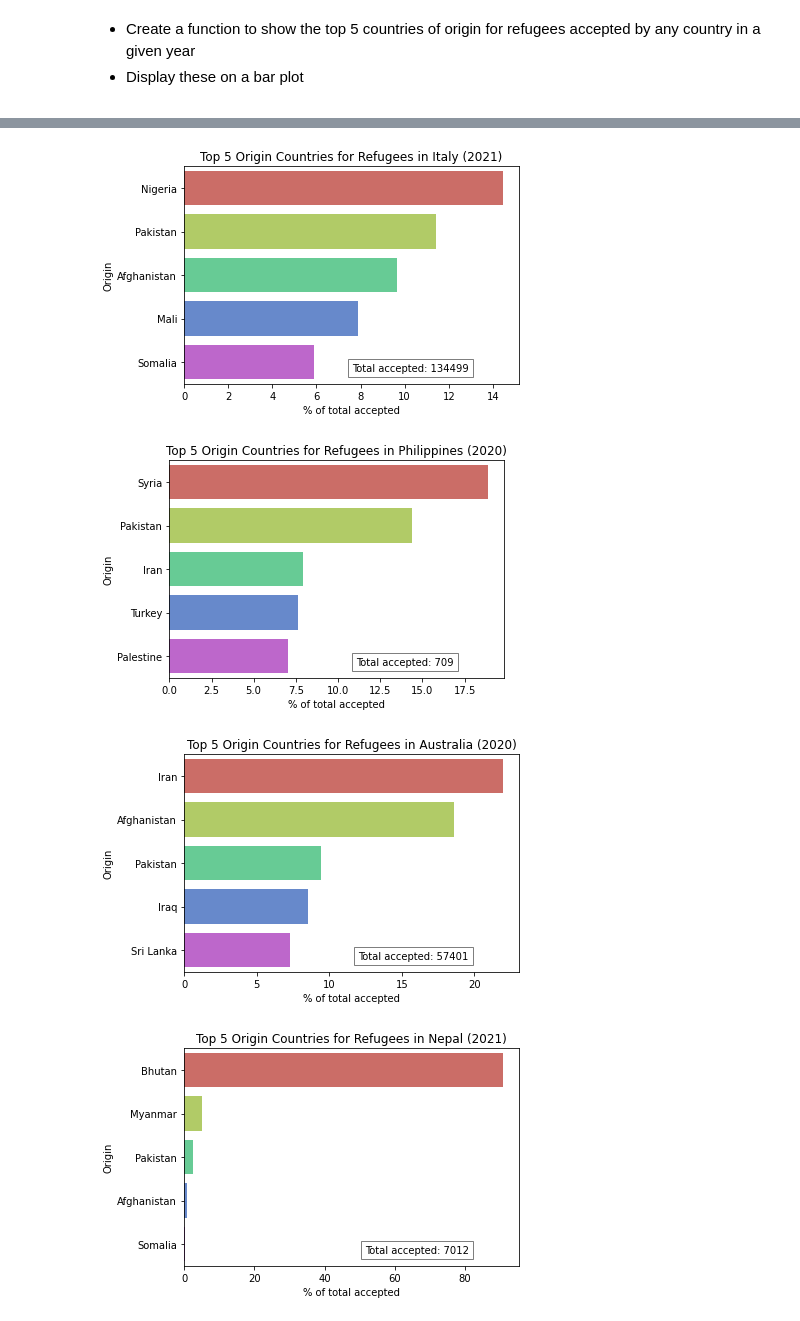
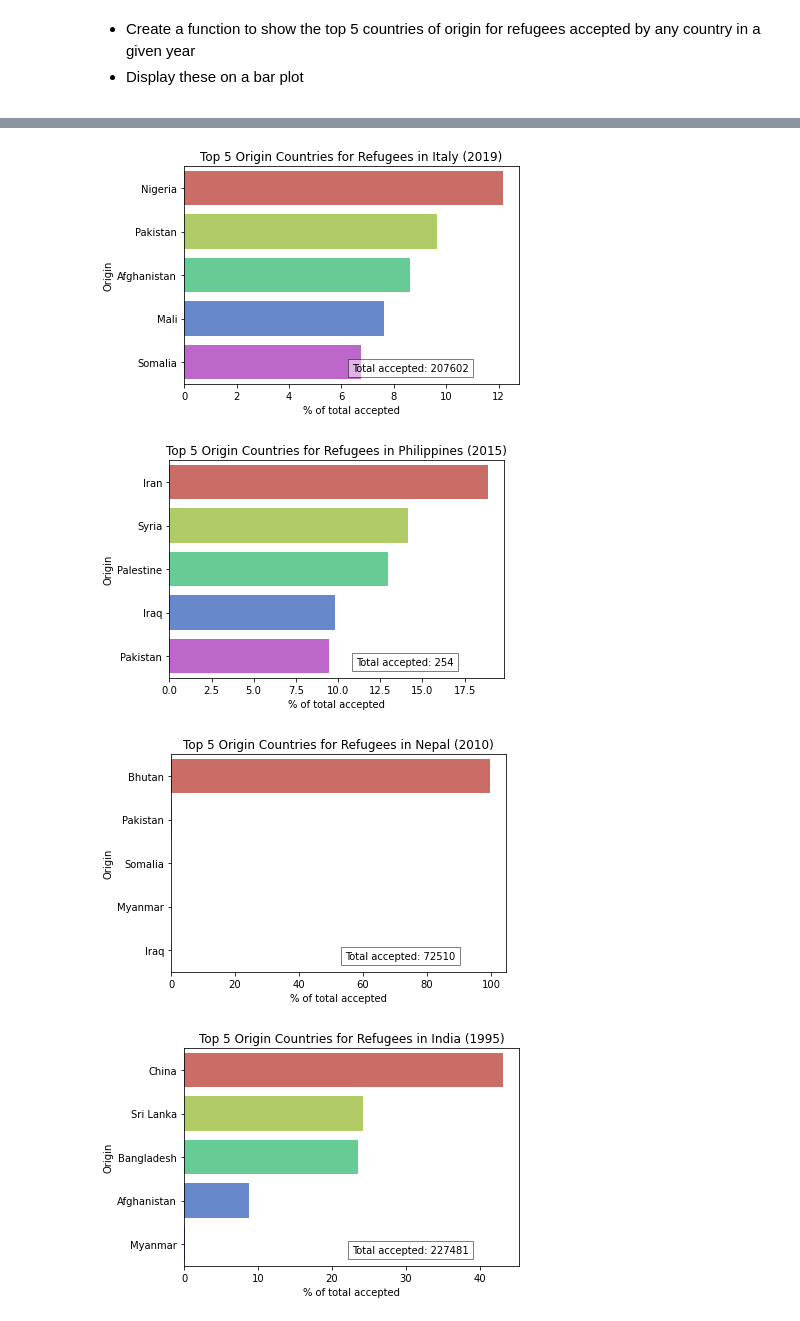
Before and after one commit to nss-data-science-cohort-7/un-exploration-sourish33, a Jupyter notebook: notebooks/refugees.ipynb, the cells around one changed output, grey strips where cells are left out. Saved outputs shown, nothing was run; the diff lists cells and outputs as text; code cells hidden in the pictures.

```diff
--- a/notebooks/refugees.ipynb
+++ b/notebooks/refugees.ipynb
@@ -450,13 +450,13 @@ def make_refugee_origins_plot(country, yr):
     plt.show()
 # %%
 make_refugee_origins_plot("USA", 2021)
-make_refugee_origins_plot("Italy", 2021)
-make_refugee_origins_plot("Philippines", 2020)
-make_refugee_origins_plot("Australia", 2020)
-make_refugee_origins_plot("Nepal", 2021)
+make_refugee_origins_plot("Italy", 2019)
+make_refugee_origins_plot("Philippines", 2015)
+make_refugee_origins_plot("Nepal", 2010)
+make_refugee_origins_plot("India", 1995)
 # %% [output]
 [figure]
-[figure, old version]
+[figure, new version]
-[figure, old version]
+[figure, new version]
-[figure, old version]
+[figure, new version]
-[figure, old version]
+[figure, new version]
```
